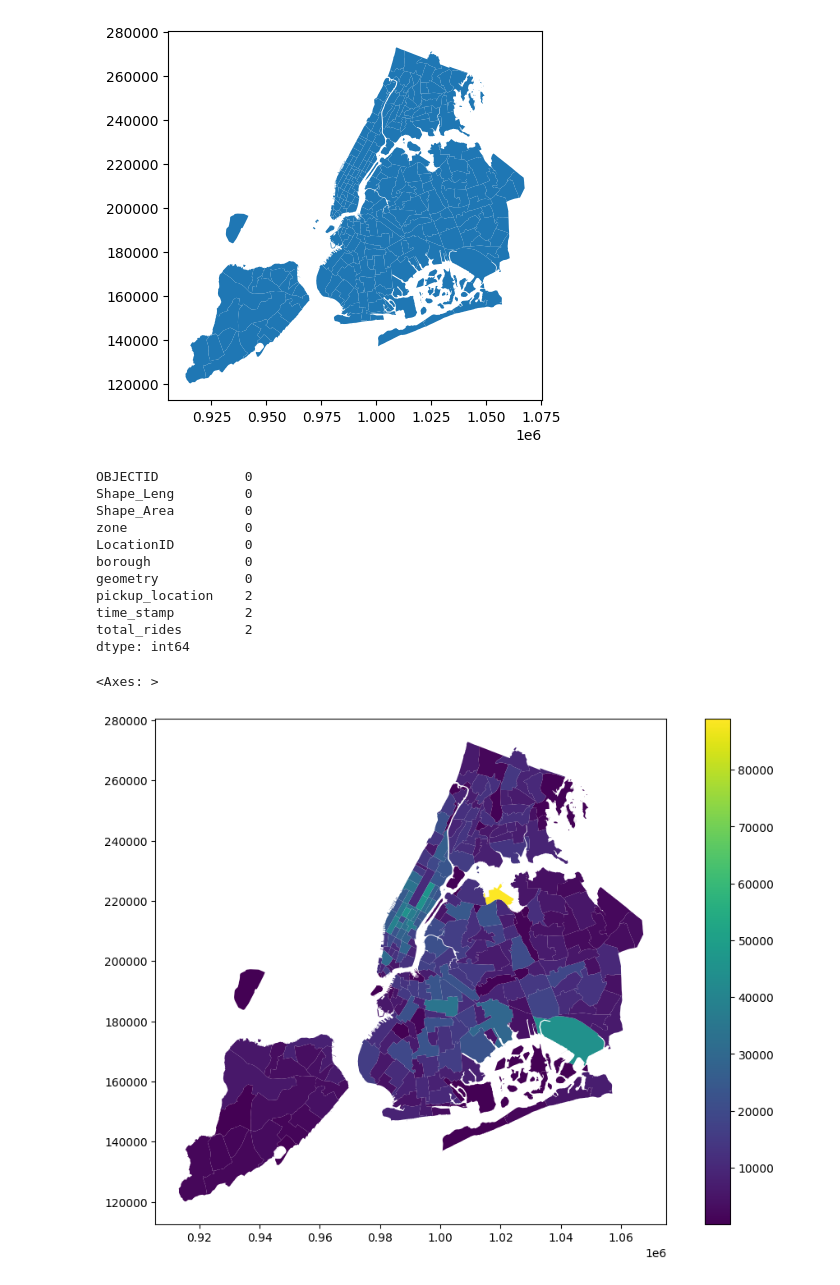
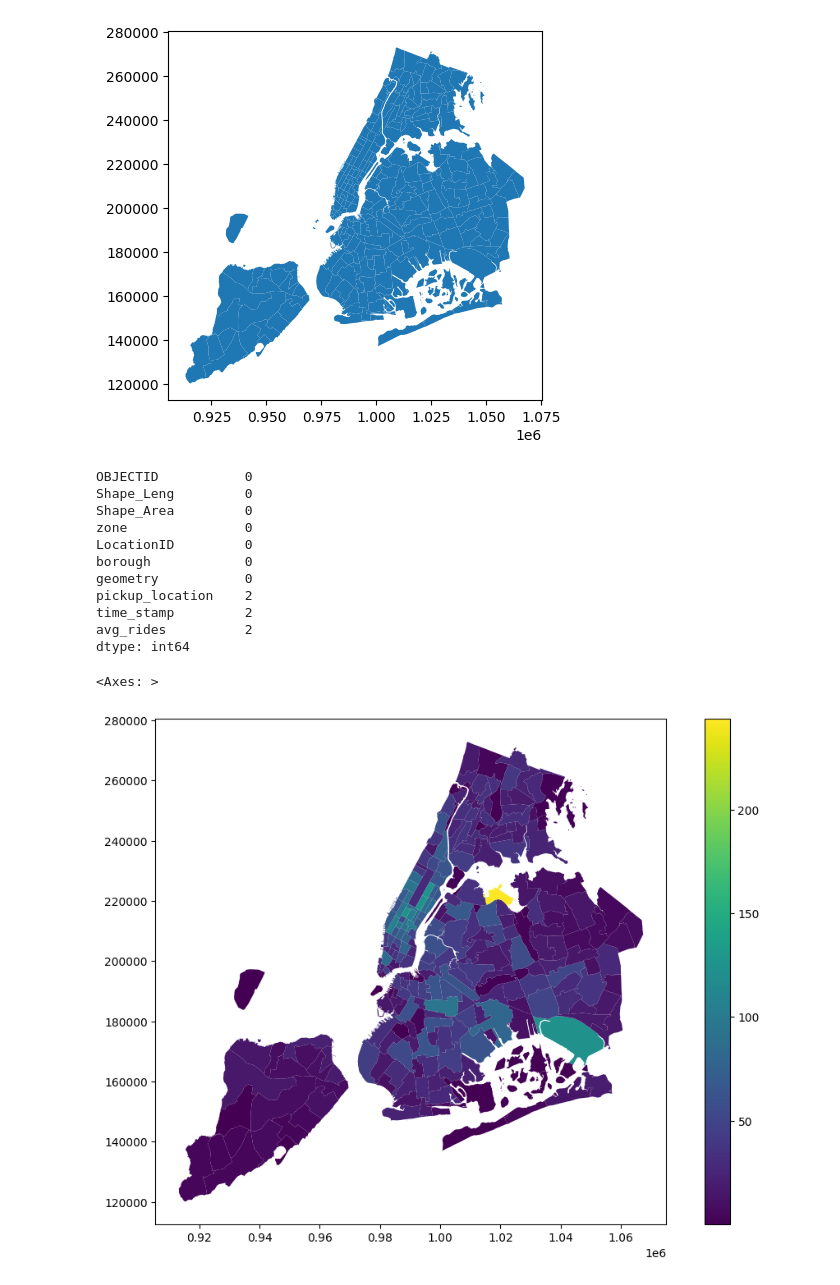
Before and after one commit to 4ct1o/nyc-tlc-interactive-heatmap, a Jupyter notebook: 02_notebooks/01_data_preparation.ipynb, the cells around one changed output. Drawn from its saved outputs; the diff is of its cells as text; code cells hidden in the pictures.

Commit message:
EDIT: total -> avg

```diff
--- a/02_notebooks/01_data_preparation.ipynb
+++ b/02_notebooks/01_data_preparation.ipynb
@@ -281,9 +281,9 @@ zones.plot()
 <Axes: >
 [figure]
 # %%
-# Merging the total rides data with the location lookup data
+# Merging the average rides data with the location lookup data
 
-trip_data = con.execute("""SELECT * FROM total_rides_per_location_and_time""").df()
+trip_data = con.execute("""SELECT * FROM avg_rides_per_location_and_time""").df()
 
 trip_data_with_zones = zones.merge(trip_data, left_on='LocationID', right_on='pickup_location', how='left')
 # %%
@@ -302,13 +302,13 @@ borough            0
 geometry           0
 pickup_location    2
 time_stamp         2
-total_rides        2
+avg_rides          2
 dtype: int64
 # %%
-trip_data_with_zones[trip_data_with_zones['time_stamp'] == datetime.time(10, 0)].plot(column='total_rides', legend=True, figsize=(12, 8))
+trip_data_with_zones[trip_data_with_zones['time_stamp'] == datetime.time(10, 0)].plot(column='avg_rides', legend=True, figsize=(12, 8))
 # %% [output]
 <Axes: >
-[figure, old version]
+[figure, new version]
 # %%
 # Saving the merged data
 
```
Also changed, not shown: parts of 4 cells of this notebook.
